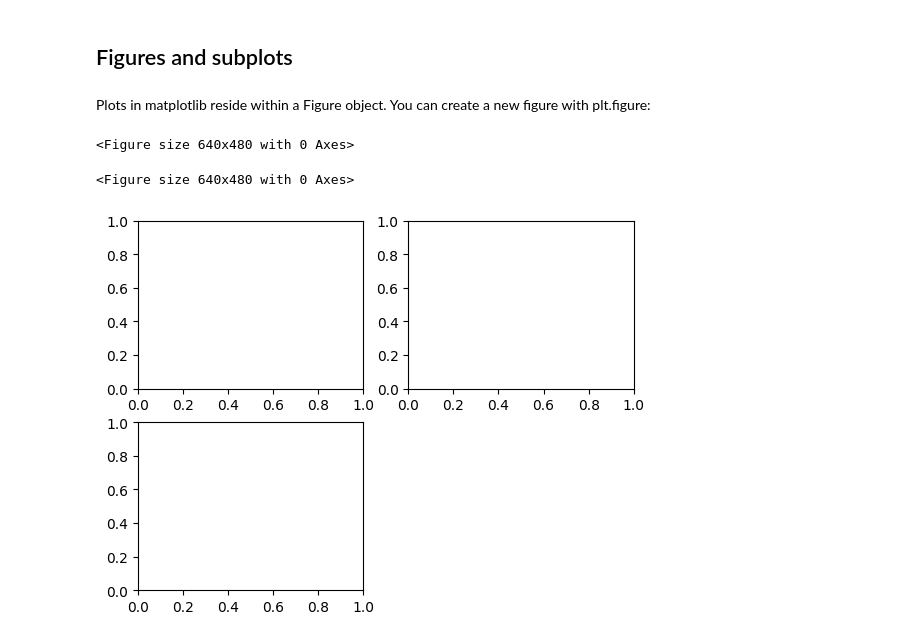
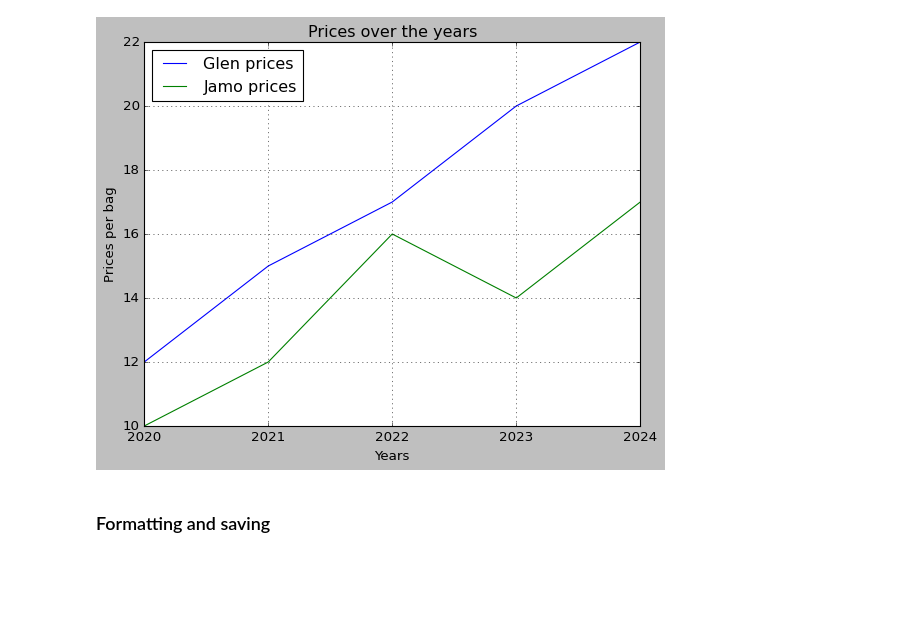
Before and after one commit to EllyOtty77/Data-Analytics, a Jupyter notebook: analysis/3.5 Visualization.ipynb, the cells around one changed output. Saved outputs shown, nothing was run; the diff lists cells and outputs as text; code cells hidden in the pictures; blank space fills up the shorter version.

Commit message:
Line charts - update dependencies - explore line styles - plot line plots with legends

```diff
--- a/analysis/3.5 Visualization.ipynb
+++ b/analysis/3.5 Visualization.ipynb
@@ -15,0 +27,2 @@ plt.plot(data)
+# %%
+plt.style.use('classic') # select chart style
@@ -16,17 +55,18 @@ plt.plot(data)
+# %%
+years = ['2020', '2021', '2022', '2023', '2024']
+prices1 = [12, 15, 17, 20, 22]
+prices2 = [10, 12, 16, 14, 17]
+
+plt.plot(years, prices1, label='Glen prices')
+plt.plot(years, prices2, label='Jamo prices')
+
+plt.xlabel('Years')
+plt.ylabel('Prices per bag')
+plt.title('Prices over the years')
+plt.legend(loc=2) # use loc to change legend location
+plt.grid()
+plt.show()
+# %% [output]
+[figure, added]
 # %% [markdown]
-## Figures and subplots
+### Formatting and saving
-# %% [markdown]
-Plots in matplotlib reside within a Figure object. You can create a new figure with plt.figure:
-# %%
-fig = plt.figure()
-fig
-# %% [output]
-<Figure size 640x480 with 0 Axes>
-<Figure size 640x480 with 0 Axes>
-# %%
-fig = plt.figure()
-ax1 = fig.add_subplot(2, 2, 1)
-ax2 = fig.add_subplot(2, 2, 2)
-ax3 = fig.add_subplot(2, 2, 3)
-# %% [output]
-[figure, removed]
```
Also changed, not shown: parts of 10 cells of this notebook, 3 other files.
